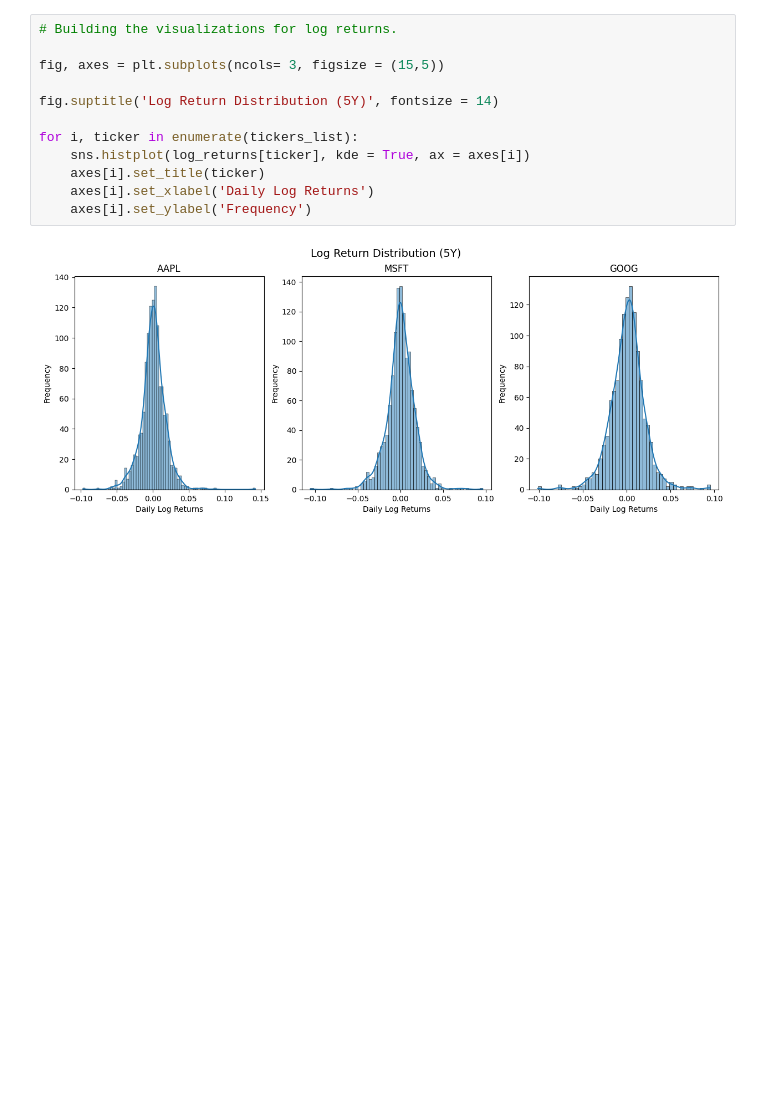
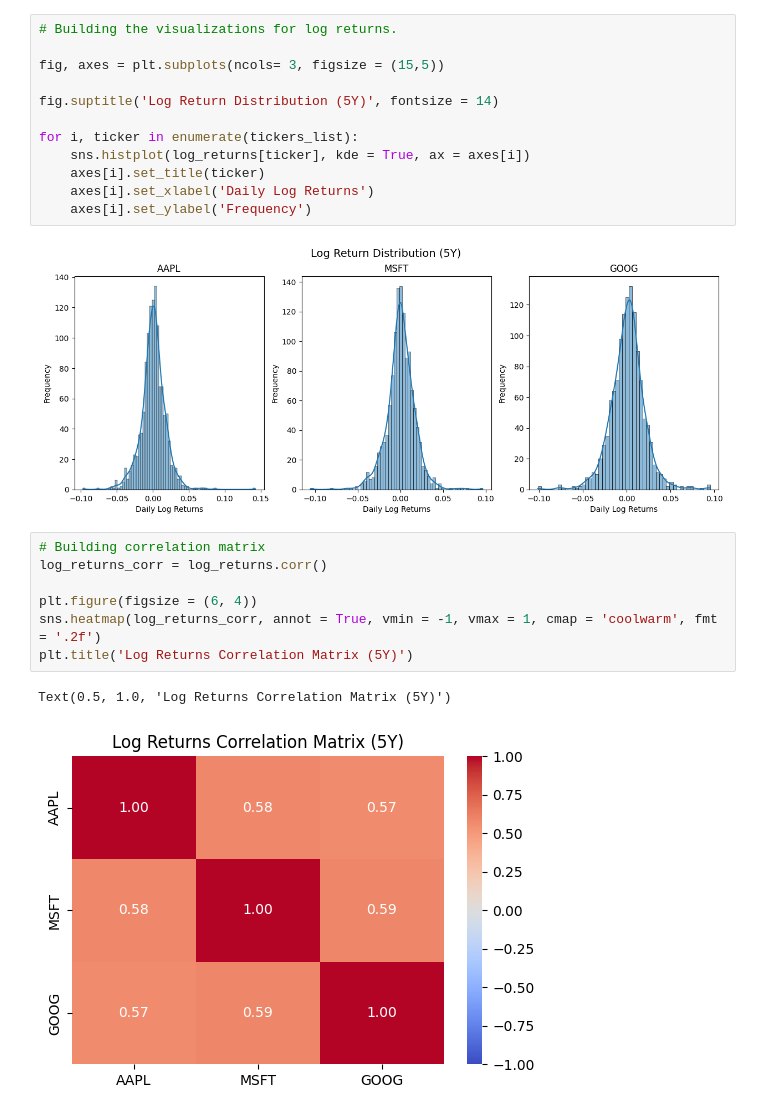
Before and after one commit to aboytech/Financial_Return_Analyzer, a Jupyter notebook: financial_return_analyzer.ipynb, the cells around one changed output. Cells and saved outputs as stored; diff of their text form; blank space fills up the shorter version.

Commit message:
Build correlation matrix and heatmap

```diff
--- a/financial_return_analyzer.ipynb
+++ b/financial_return_analyzer.ipynb
@@ -114,3 +114,13 @@ for i, ticker in enumerate(tickers_list):
     axes[i].set_ylabel('Frequency')
 # %% [output]
 [figure]
+# %%
+# Building correlation matrix
+log_returns_corr = log_returns.corr()
+
+plt.figure(figsize = (6, 4))
+sns.heatmap(log_returns_corr, annot = True, vmin = -1, vmax = 1, cmap = 'coolwarm', fmt = '.2f')
+plt.title('Log Returns Correlation Matrix (5Y)')
+# %% [output]
+Text(0.5, 1.0, 'Log Returns Correlation Matrix (5Y)')
+[figure, added]
```
